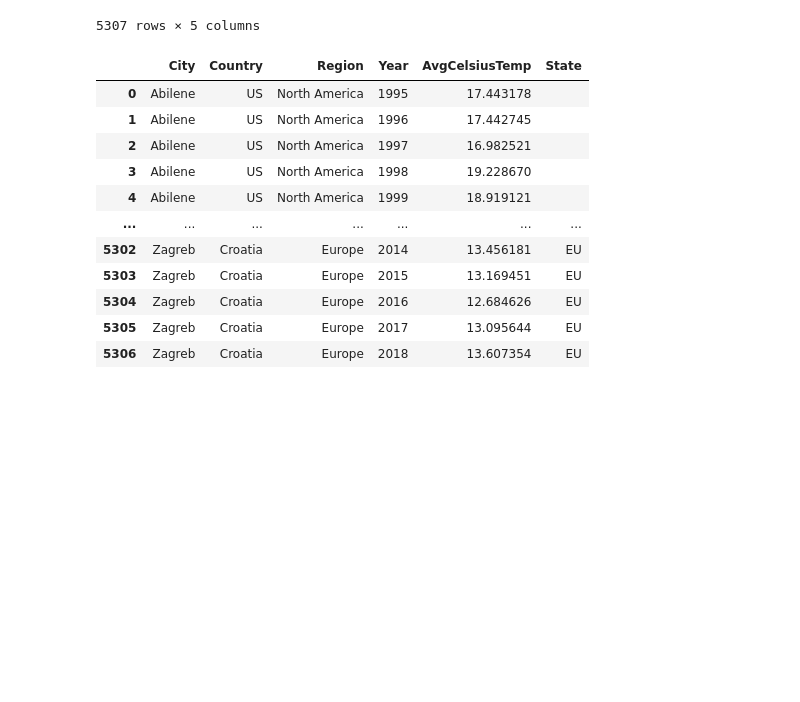
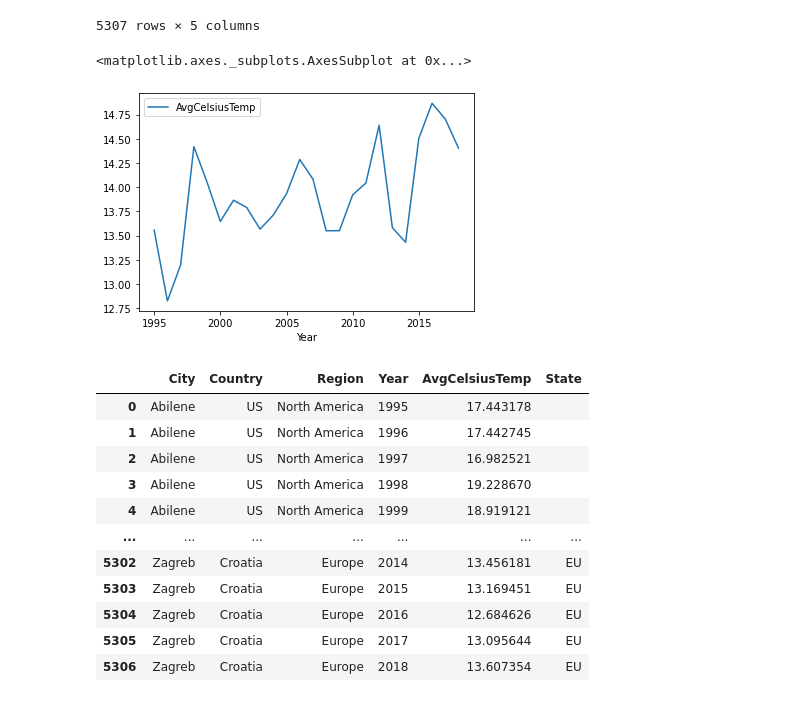
Before and after one commit to chrisvinhston/Statistically_Significant_Insights, a Jupyter notebook: data_cleaning_cityTemp_and_merge.ipynb, the cells around one changed output. Cells and saved outputs as stored; diff of their text form; code cells hidden in the pictures; blank space fills up the shorter version.

```diff
--- a/data_cleaning_cityTemp_and_merge.ipynb
+++ b/data_cleaning_cityTemp_and_merge.ipynb
@@ -408,6 +408,11 @@ df4
 | 5305 | Zagreb | Croatia | Europe | 2017 | 13.095644 |
 | 5306 | Zagreb | Croatia | Europe | 2018 | 13.607354 |
 5307 rows × 5 columns
+# %%
+df4[['Year','AvgCelsiusTemp']].groupby('Year').mean().plot()
+# %% [output]
+<matplotlib.axes._subplots.AxesSubplot at 0x...>
+[figure, added]
 # %%
 df4['State'] = ["EU" if i in (ue_country_tokeep) else '' for i in df4.Country]
 # %%
```
Also changed, not shown: parts of 10 cells of this notebook, 16 other files.
